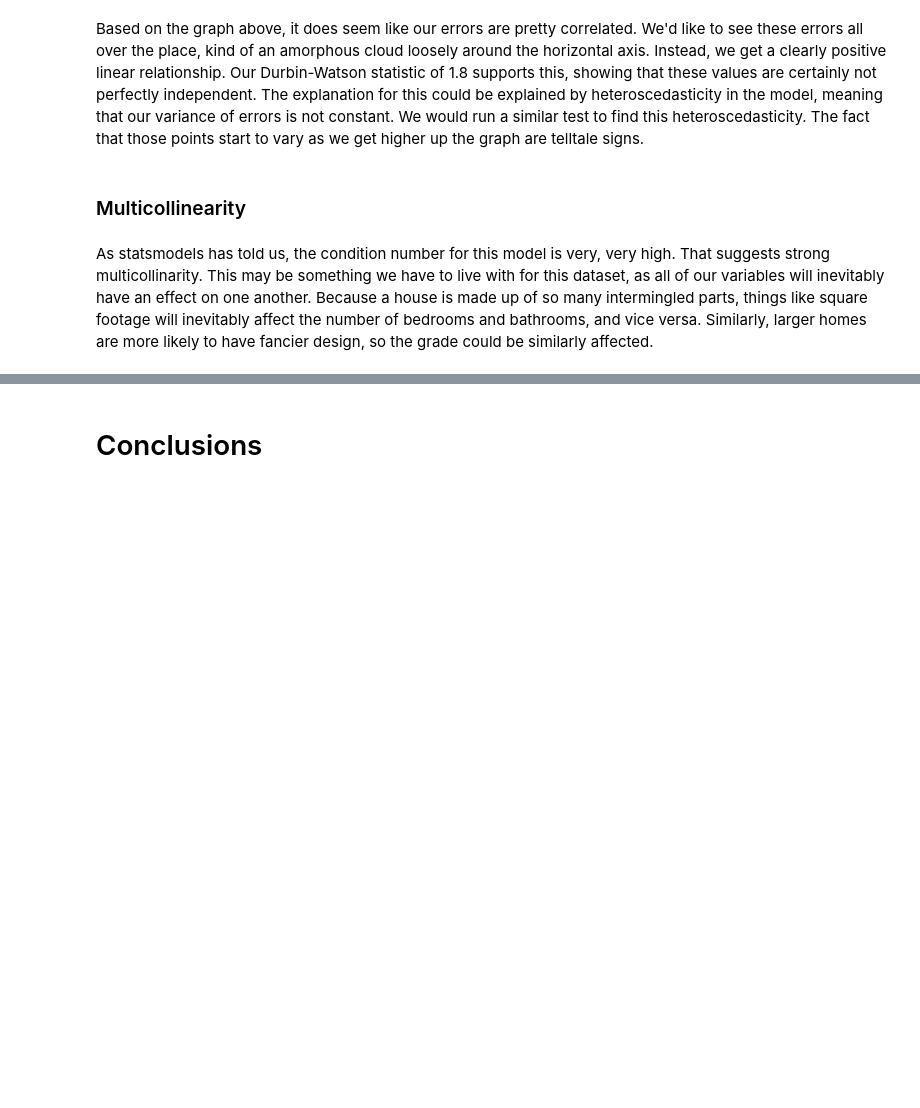
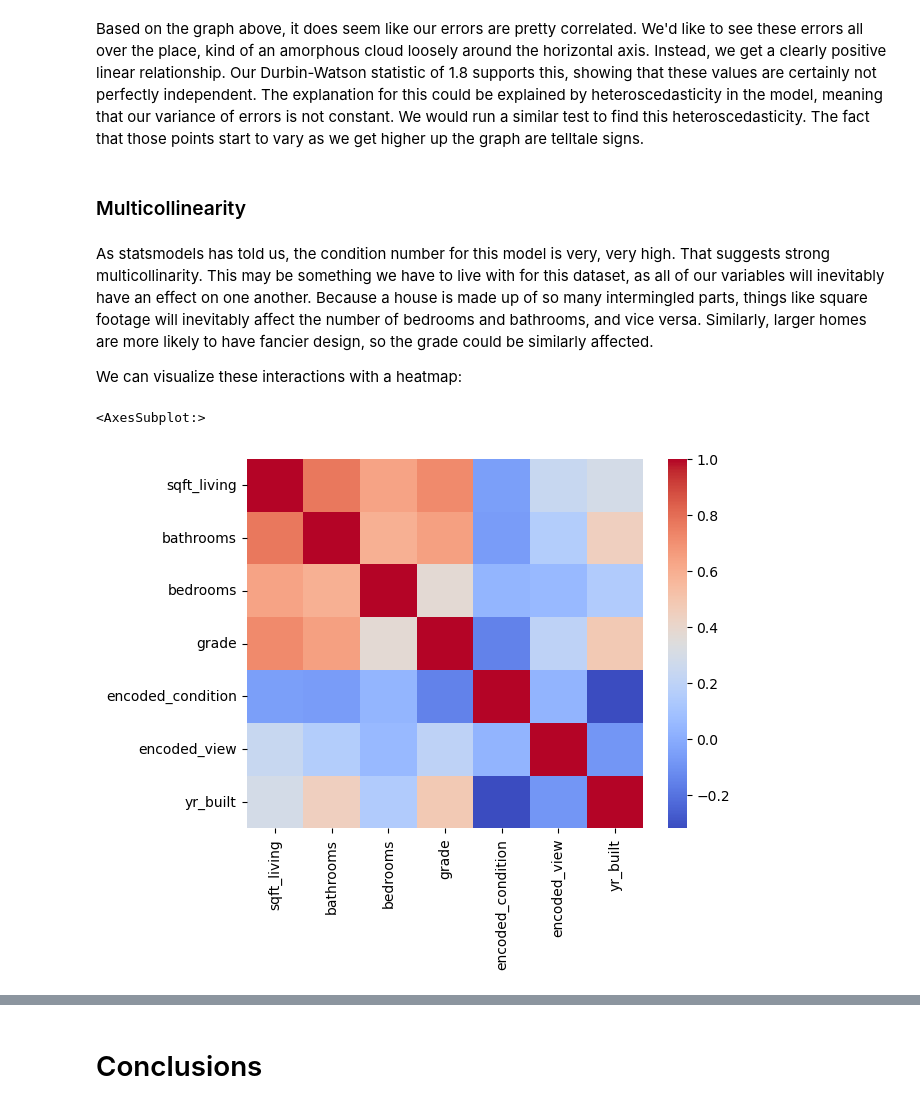
Before and after one commit to apell74/dsc-phase-2-project-v2-5, a Jupyter notebook: phase-2-project.ipynb, the cells around one changed output, grey strips where cells are left out. Cells and saved outputs as stored; diff of their text form; code cells hidden in the pictures; blank space fills up the shorter version.

```diff
--- a/phase-2-project.ipynb
+++ b/phase-2-project.ipynb
@@ -619,3 +707,14 @@ Based on the graph above, it does seem like our errors are pretty correlated. We
 ### Multicollinearity
 # %% [markdown]
 As statsmodels has told us, the condition number for this model is very, very high. That suggests strong multicollinarity. This may be something we have to live with for this dataset, as all of our variables will inevitably have an effect on one another. Because a house is made up of so many intermingled parts, things like square footage will inevitably affect the number of bedrooms and bathrooms, and vice versa. Similarly, larger homes are more likely to have fancier design, so the grade could be similarly affected.
+
+We can visualize these interactions with a heatmap:
+# %%
+# Creating a correlation table for predictors in third_model
+X_third_corrs = X_third.corr()
+
+# Creating heatmap of the correlation table
+sns.heatmap(X_third_corrs, cmap='coolwarm')
+# %% [output]
+<AxesSubplot:>
+[figure, added]
```
Also changed, not shown: parts of 44 cells of this notebook.
